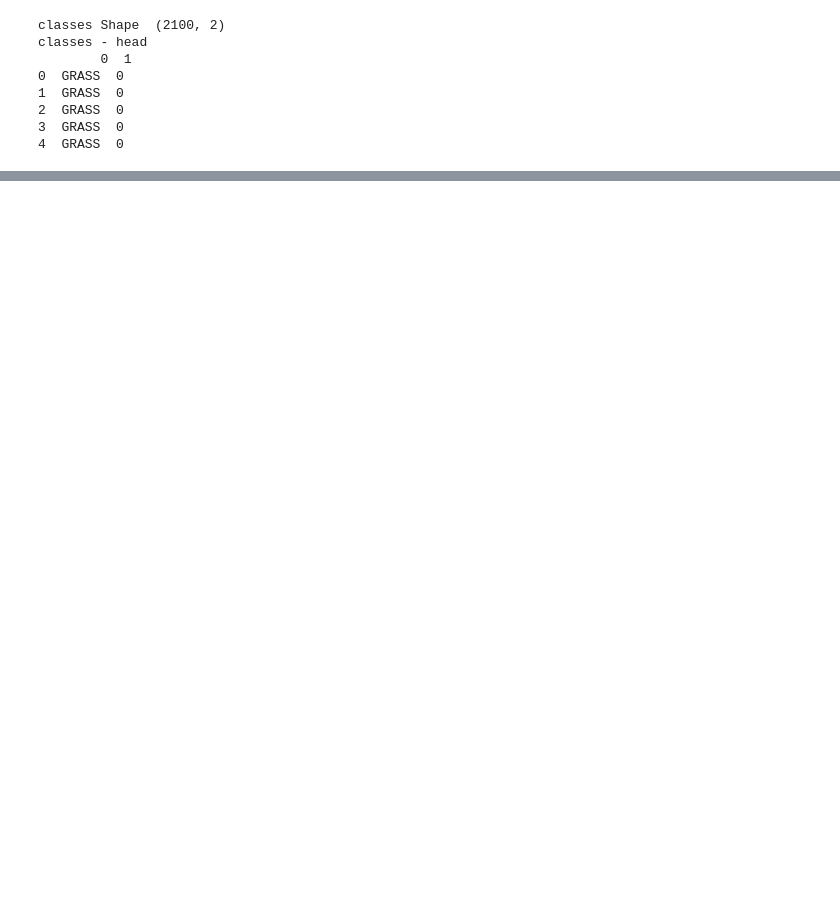
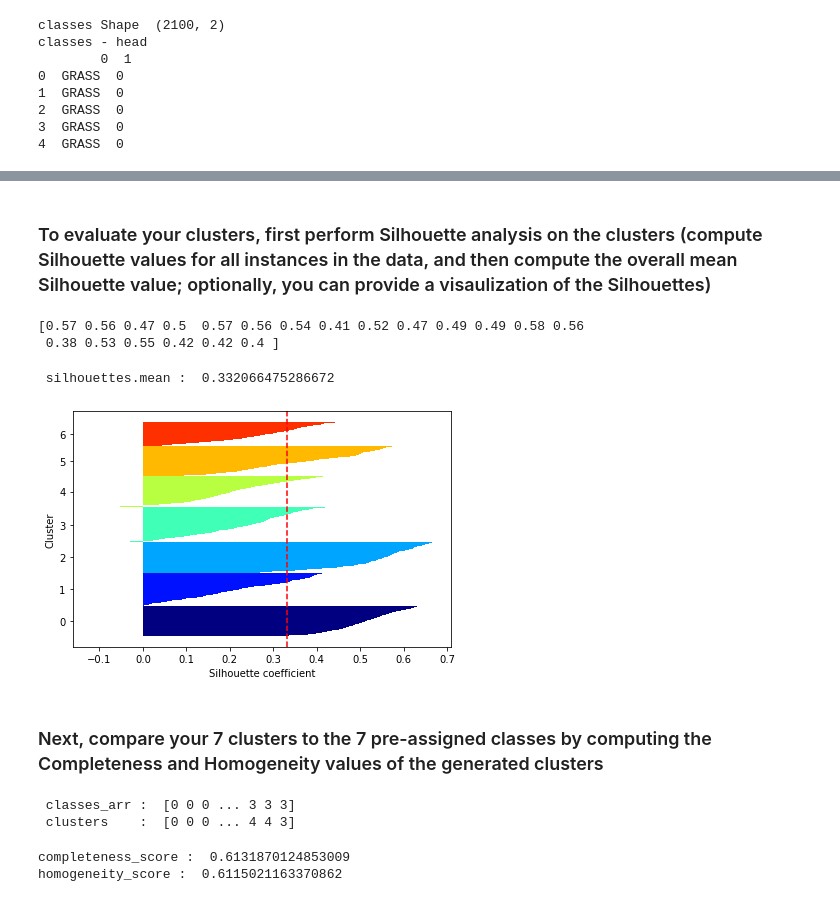
Before and after one commit to rsharm18/DSC478, a Jupyter notebook: Assignment4/1. PCA.ipynb, the cells around one changed output, grey strips where cells are left out. Drawn from its saved outputs; the diff is of its cells as text; code cells hidden in the pictures; blank space fills up the shorter version.

```diff
--- a/Assignment4/1. PCA.ipynb
+++ b/Assignment4/1. PCA.ipynb
@@ -79,0 +79,5 @@ data
+# %%
+K = 7;
+kmean = KMeans(n_clusters=K);
+# %%
+kmean.fit(scaled_data)
@@ -79,0 +86,2 @@ data
+# %%
+clusters = kmean.predict(scaled_data)
@@ -79,0 +122,2 @@ data
+# %% [markdown]
+### To evaluate your clusters, first perform Silhouette analysis on the clusters (compute Silhouette values for all instances in the data, and then compute the overall mean Silhouette value; optionally, you can provide a visaulization of the Silhouettes)
@@ -79,0 +128,51 @@ data
+# %%
+print(silhouettes[:20])
+# %% [output]
+[0.57 0.56 0.47 0.5  0.57 0.56 0.54 0.41 0.52 0.47 0.49 0.49 0.58 0.56
+ 0.38 0.53 0.55 0.42 0.42 0.4 ]
+# %%
+## silhouettes mean
+sl_mean = silhouettes.mean()
+print(" silhouettes.mean : ",sl_mean)
+# %% [output]
+ silhouettes.mean :  0.332066475286672
+# %%
+## plot the silhouette
+import pylab as pl
+
+def plot_silhouettes(data, clusters, metric='euclidean'):
+
+    from matplotlib import cm
+
+    cluster_labels = np.unique(clusters)
+    n_clusters = cluster_labels.shape[0]
+    silhouette_vals = silhouette_samples(data, clusters, metric='euclidean')
+    c_ax_lower, c_ax_upper = 0, 0
+    cticks = []
+    for i, k in enumerate(cluster_labels):
+        c_silhouette_vals = silhouette_vals[clusters == k]
+        c_silhouette_vals.sort()
+        c_ax_upper += len(c_silhouette_vals)
+        color = cm.jet(float(i) / n_clusters)
+        pl.barh(range(c_ax_lower, c_ax_upper), c_silhouette_vals, height=1.0,
+                      edgecolor='none', color=color)
+
+        cticks.append((c_ax_lower + c_ax_upper) / 2)
+        c_ax_lower += len(c_silhouette_vals)
+
+    silhouette_avg = np.mean(silhouette_vals)
+    pl.axvline(silhouette_avg, color="red", linestyle="--")
+
+    pl.yticks(cticks, cluster_labels)
+    pl.ylabel('Cluster')
+    pl.xlabel('Silhouette coefficient')
+
+    pl.tight_layout()
+    #pl.savefig('images/11_04.png', dpi=300)
+    pl.show()
+
+    return
+# %%
+plot_silhouettes(scaled_data,clusters)
+# %% [output]
+[figure, added]
@@ -79,0 +181,15 @@ data
+# %% [markdown]
+### Next, compare your 7 clusters to the 7 pre-assigned classes by computing the Completeness and Homogeneity values of the generated clusters
+# %%
+classes_arr = np.array(classes[1])
+print(" classes_arr : ",classes_arr)
+print(" clusters    : ",clusters)
+# %% [output]
+ classes_arr :  [0 0 0 ... 3 3 3]
+ clusters    :  [0 0 0 ... 4 4 3]
+# %%
+print("completeness_score : ",completeness_score(classes_arr,clusters))
+print("homogeneity_score : ",homogeneity_score(classes_arr,clusters))
+# %% [output]
+completeness_score :  0.6131870124853009
+homogeneity_score :  0.6115021163370862
```
Also changed, not shown: parts of 37 cells of this notebook.
